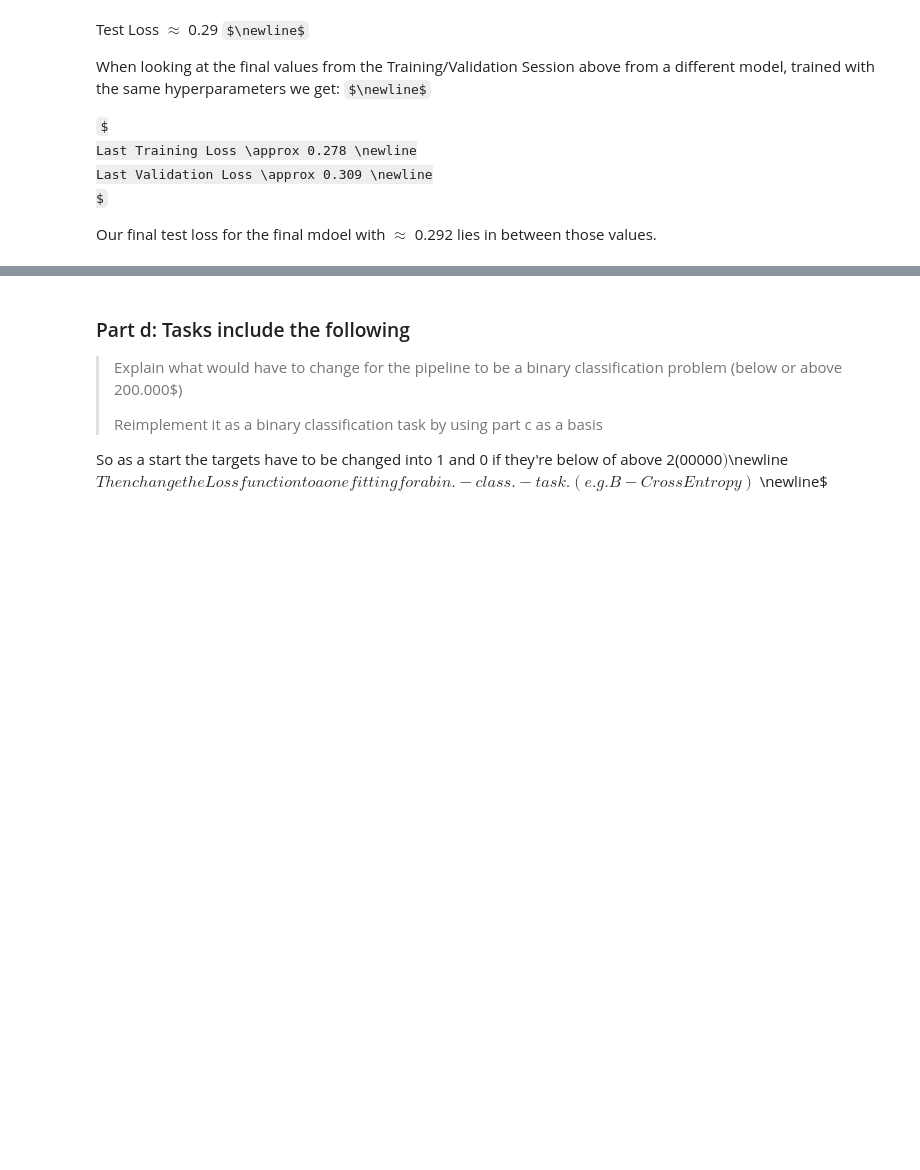
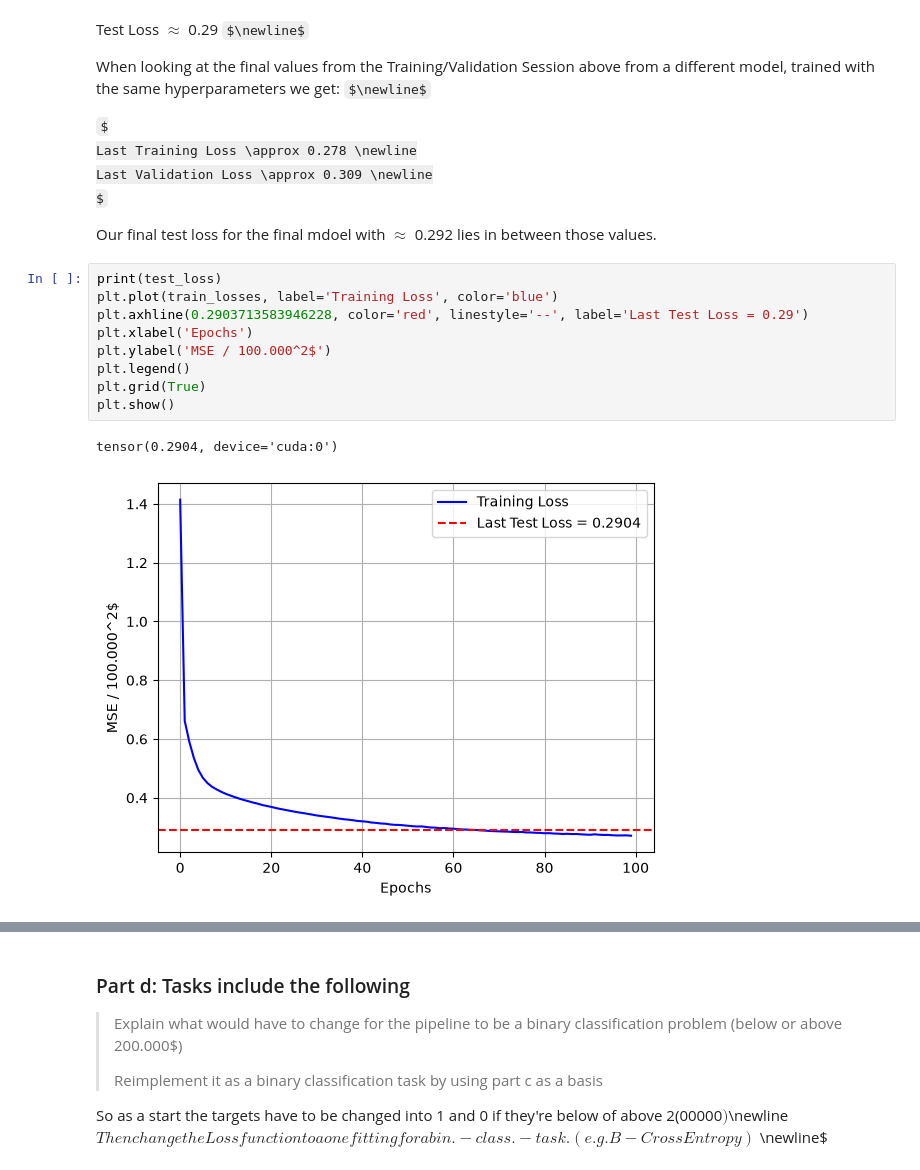
Before and after one commit to OverAmpJinx/NeuralPlayground, a Jupyter notebook: DL-Assignments/assigmnent1.ipynb, the cells around one changed output, grey strips where cells are left out. Cells and saved outputs as stored; diff of their text form; some formulas as TeX source; blank space fills up the shorter version.

```diff
--- a/DL-Assignments/assigmnent1.ipynb
+++ b/DL-Assignments/assigmnent1.ipynb
@@ -307,6 +332,18 @@ Last Validation Loss \approx 0.309 \newline
 $
 
 Our final test loss for the final mdoel with $\approx$ 0.292 lies in between those values.
+# %%
+print(test_loss)
+plt.plot(train_losses, label='Training Loss', color='blue')
+plt.axhline(0.2903713583946228, color='red', linestyle='--', label='Last Test Loss = 0.29')
+plt.xlabel('Epochs')
+plt.ylabel('MSE / 100.000^2$')
+plt.legend()
+plt.grid(True)
+plt.show()
+# %% [output]
+tensor(0.2904, device='cuda:0')
+[figure, added]
 # %%
 # Final Scatter plot comparing predictions (x) vs true values (y)
 
```
Also changed, not shown: parts of 5 cells of this notebook, 2 other files.
